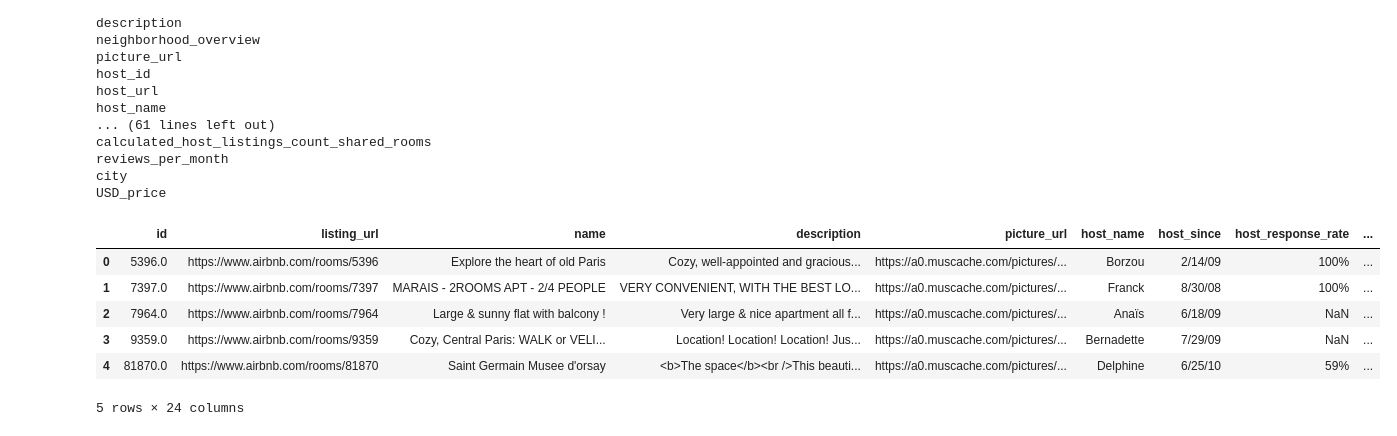
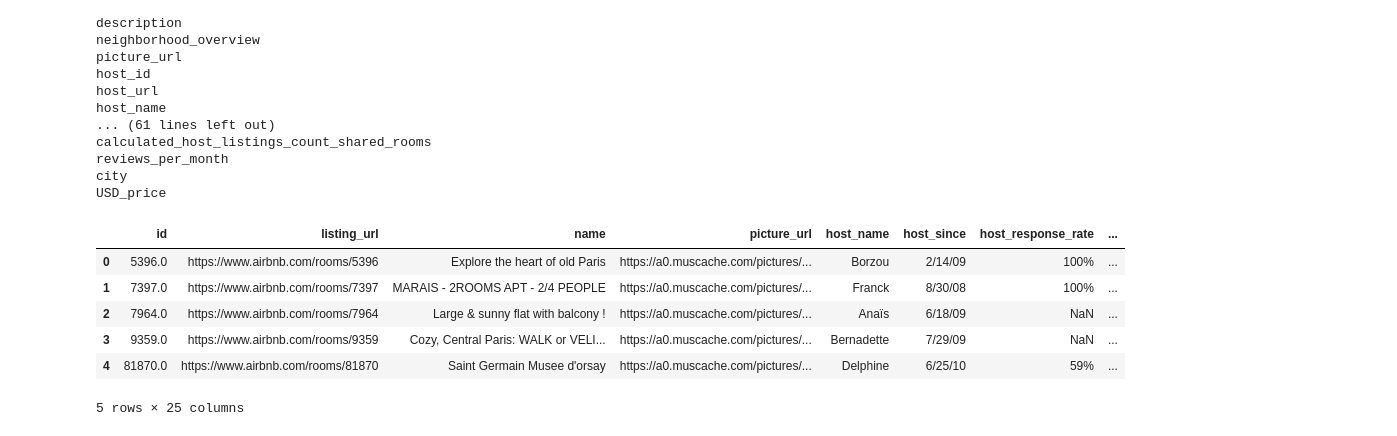
Before and after one commit to claireattias/Project3-airbnb, a Jupyter notebook: cleaned.ipynb, the cells around one changed output. Cells and saved outputs as stored; diff of their text form; code cells hidden in the pictures.

Commit message:
final clean version

```diff
--- a/cleaned.ipynb
+++ b/cleaned.ipynb
@@ -202,23 +202,22 @@ USD_price
 # %%
 # delete columns not needed
 delete_columns_df = merged_df.drop(['scrape_id', 'last_scraped', 'source', 'host_id', 'host_url', 'host_location', 'host_about',
                 'host_response_time', 'host_acceptance_rate', 'host_thumbnail_url', 'host_picture_url', 'host_neighbourhood',
                 'host_total_listings_count', 'host_verifications', 'host_has_profile_pic', 'host_identity_verified',
-                'neighbourhood_cleansed', 'neighbourhood_group_cleansed', 'bathrooms', 'minimum_minimum_nights',
+                'neighbourhood_group_cleansed', 'neighbourhood', 'bathrooms', 'minimum_minimum_nights',
                 'maximum_minimum_nights', 'minimum_maximum_nights', 'maximum_maximum_nights', 'minimum_nights_avg_ntm',
                 'maximum_nights_avg_ntm', 'calendar_updated', 'has_availability', 'availability_30', 'availability_60',
                 'availability_90', 'availability_365', 'calendar_last_scraped', 'number_of_reviews', 'number_of_reviews_ltm',
-                'number_of_reviews_l30d', 'first_review', 'last_review', 'review_scores_accuracy', 'review_scores_checkin',
-                'review_scores_location', 'review_scores_value', 'license', 'instant_bookable', 'calculated_host_listings_count',
+                'number_of_reviews_l30d', 'first_review', 'last_review', 'review_scores_accuracy', 'license', 'instant_bookable', 'calculated_host_listings_count',
                'calculated_host_listings_count_entire_homes', 'calculated_host_listings_count_private_rooms',
                 'calculated_host_listings_count_shared_rooms', 'reviews_per_month', 'neighborhood_overview',
-                'minimum_nights', 'maximum_nights', 'price', 'host_listings_count'], axis=1)
+                'minimum_nights', 'maximum_nights', 'price', 'host_listings_count', 'description', 'property_type'], axis=1)
 delete_columns_df.head()
 # %% [output]
-|  | id | listing_url | name | description | picture_url | host_name | host_since | host_response_rate | ... |
-| 0 | 5396.0 | https://www.airbnb.com/rooms/5396 | Explore the heart of old Paris | Cozy, well-appointed and gracious... | https://a0.muscache.com/pictures/... | Borzou | 2/14/09 | 100% | ... |
-| 1 | 7397.0 | https://www.airbnb.com/rooms/7397 | MARAIS - 2ROOMS APT - 2/4 PEOPLE | VERY CONVENIENT, WITH THE BEST LO... | https://a0.muscache.com/pictures/... | Franck | 8/30/08 | 100% | ... |
-| 2 | 7964.0 | https://www.airbnb.com/rooms/7964 | Large & sunny flat with balcony ! | Very large & nice apartment all f... | https://a0.muscache.com/pictures/... | Anaïs | 6/18/09 | NaN | ... |
-| 3 | 9359.0 | https://www.airbnb.com/rooms/9359 | Cozy, Central Paris: WALK or VELI... | Location! Location! Location! Jus... | https://a0.muscache.com/pictures/... | Bernadette | 7/29/09 | NaN | ... |
-| 4 | 81870.0 | https://www.airbnb.com/rooms/81870 | Saint Germain Musee d'orsay | <b>The space</b><br />This beauti... | https://a0.muscache.com/pictures/... | Delphine | 6/25/10 | 59% | ... |
+|  | id | listing_url | name | picture_url | host_name | host_since | host_response_rate | ... |
+| 0 | 5396.0 | https://www.airbnb.com/rooms/5396 | Explore the heart of old Paris | https://a0.muscache.com/pictures/... | Borzou | 2/14/09 | 100% | ... |
+| 1 | 7397.0 | https://www.airbnb.com/rooms/7397 | MARAIS - 2ROOMS APT - 2/4 PEOPLE | https://a0.muscache.com/pictures/... | Franck | 8/30/08 | 100% | ... |
+| 2 | 7964.0 | https://www.airbnb.com/rooms/7964 | Large & sunny flat with balcony ! | https://a0.muscache.com/pictures/... | Anaïs | 6/18/09 | NaN | ... |
+| 3 | 9359.0 | https://www.airbnb.com/rooms/9359 | Cozy, Central Paris: WALK or VELI... | https://a0.muscache.com/pictures/... | Bernadette | 7/29/09 | NaN | ... |
+| 4 | 81870.0 | https://www.airbnb.com/rooms/81870 | Saint Germain Musee d'orsay | https://a0.muscache.com/pictures/... | Delphine | 6/25/10 | 59% | ... |
-5 rows × 24 columns
+5 rows × 25 columns
```
Also changed, not shown: parts of 10 cells of this notebook, 2 other files.
